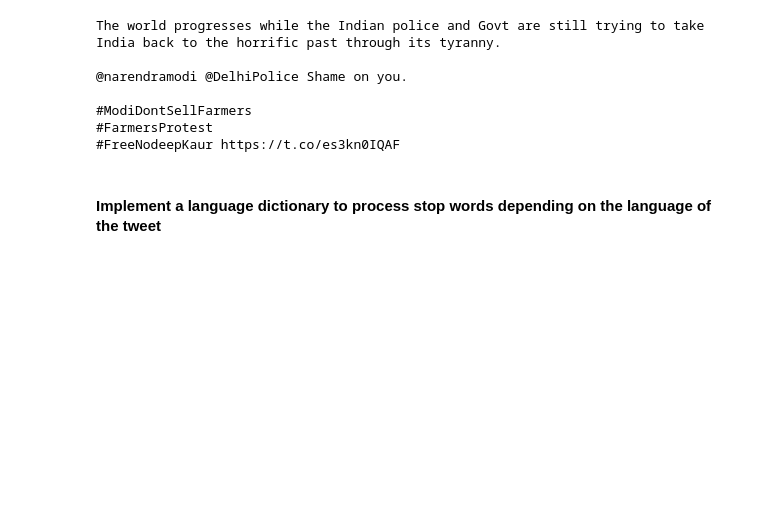
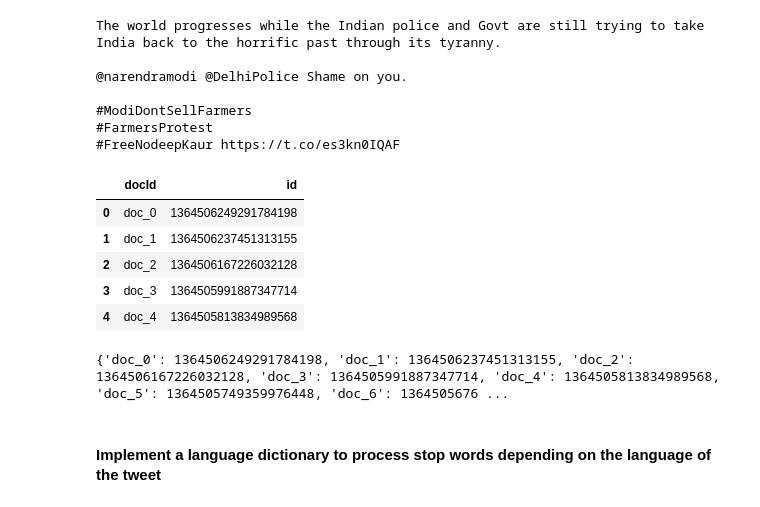
Before and after one commit to albayerga/G_102_6, a Jupyter notebook: part1.ipynb, the cells around one changed output. Saved outputs shown, nothing was run; the diff lists cells and outputs as text; code cells hidden in the pictures; blank space fills up the shorter version.

```diff
--- a/part1.ipynb
+++ b/part1.ipynb
@@ -58,6 +59,22 @@ The world progresses while the Indian police and Govt are still trying to take I
 #ModiDontSellFarmers
 #FarmersProtest
 #FreeNodeepKaur https://t.co/es3kn0IQAF
+# %%
+tweet_document_ids_map =  pd.read_csv("data/tweet_document_ids_map.csv")
+# %%
+tweet_document_ids_map.head()
+# %% [output]
+|  | docId | id |
+| 0 | doc_0 | 1364506249291784198 |
+| 1 | doc_1 | 1364506237451313155 |
+| 2 | doc_2 | 1364506167226032128 |
+| 3 | doc_3 | 1364505991887347714 |
+| 4 | doc_4 | 1364505813834989568 |
+# %%
+document_id_map = dict(zip(tweet_document_ids_map['docId'], tweet_document_ids_map['id']))
+print(document_id_map)
+# %% [output]
+{'doc_0': 1364506249291784198, 'doc_1': 1364506237451313155, 'doc_2': 1364506167226032128, 'doc_3': 1364505991887347714, 'doc_4': 1364505813834989568, 'doc_5': 1364505749359976448, 'doc_6': 1364505676 ...
 # %% [markdown]
 #### Implement a language dictionary to process stop words depending on the language of the tweet
 # %%
```
Also changed, not shown: parts of 16 cells of this notebook, 1 other file.
